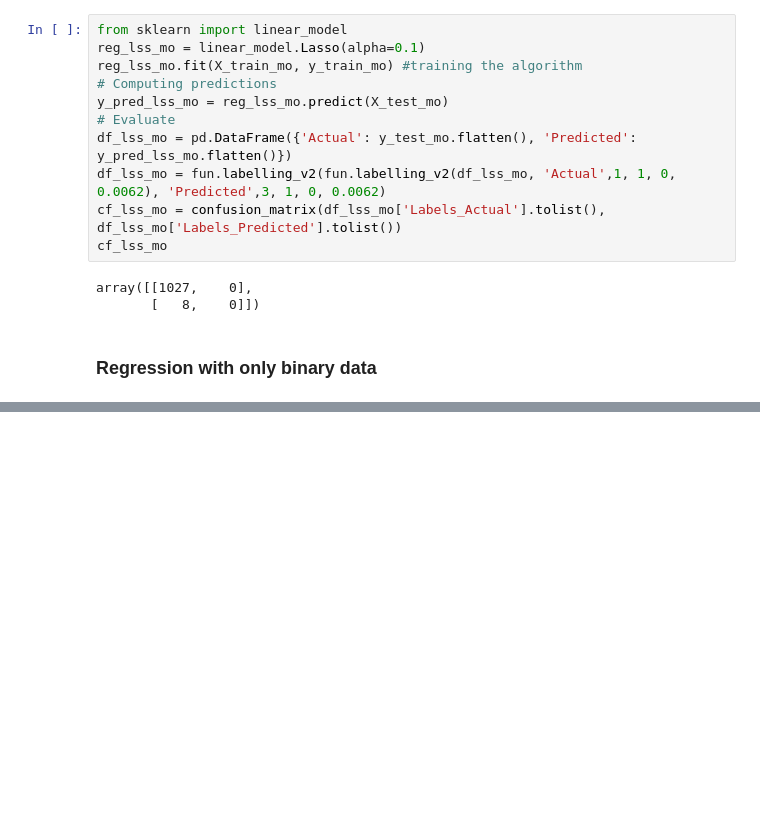
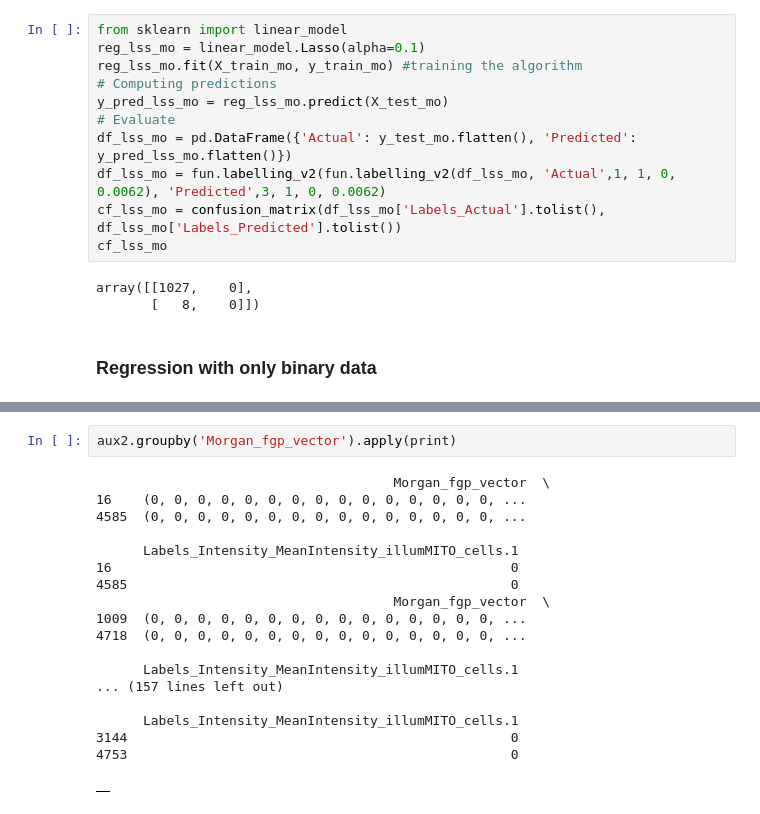
Before and after one commit to pharmbio/Thesis_ActLearn_DOP_2022, a Jupyter notebook: main/supervised_learning/data_creation.ipynb, the cells around one changed output, grey strips where cells are left out. Saved outputs shown, nothing was run; the diff lists cells and outputs as text; blank space fills up the shorter version.

```diff
--- a/main/supervised_learning/data_creation.ipynb
+++ b/main/supervised_learning/data_creation.ipynb
@@ -290,0 +452,21 @@ También tengo que aplicar undersampling en la clase mayor.
+# %%
+aux2.groupby('Morgan_fgp_vector').apply(print)
+# %% [output]
+                                      Morgan_fgp_vector  \
+16    (0, 0, 0, 0, 0, 0, 0, 0, 0, 0, 0, 0, 0, 0, 0, ...
+4585  (0, 0, 0, 0, 0, 0, 0, 0, 0, 0, 0, 0, 0, 0, 0, ...
+
+      Labels_Intensity_MeanIntensity_illumMITO_cells.1
+16                                                   0
+4585                                                 0
+                                      Morgan_fgp_vector  \
+1009  (0, 0, 0, 0, 0, 0, 0, 0, 0, 0, 0, 0, 0, 0, 0, ...
+4718  (0, 0, 0, 0, 0, 0, 0, 0, 0, 0, 0, 0, 0, 0, 0, ...
+
+      Labels_Intensity_MeanIntensity_illumMITO_cells.1
+... (157 lines left out)
+
+      Labels_Intensity_MeanIntensity_illumMITO_cells.1
+3144                                                 0
+4753                                                 0
+|  |
```
Also changed, not shown: parts of 11 cells of this notebook.
